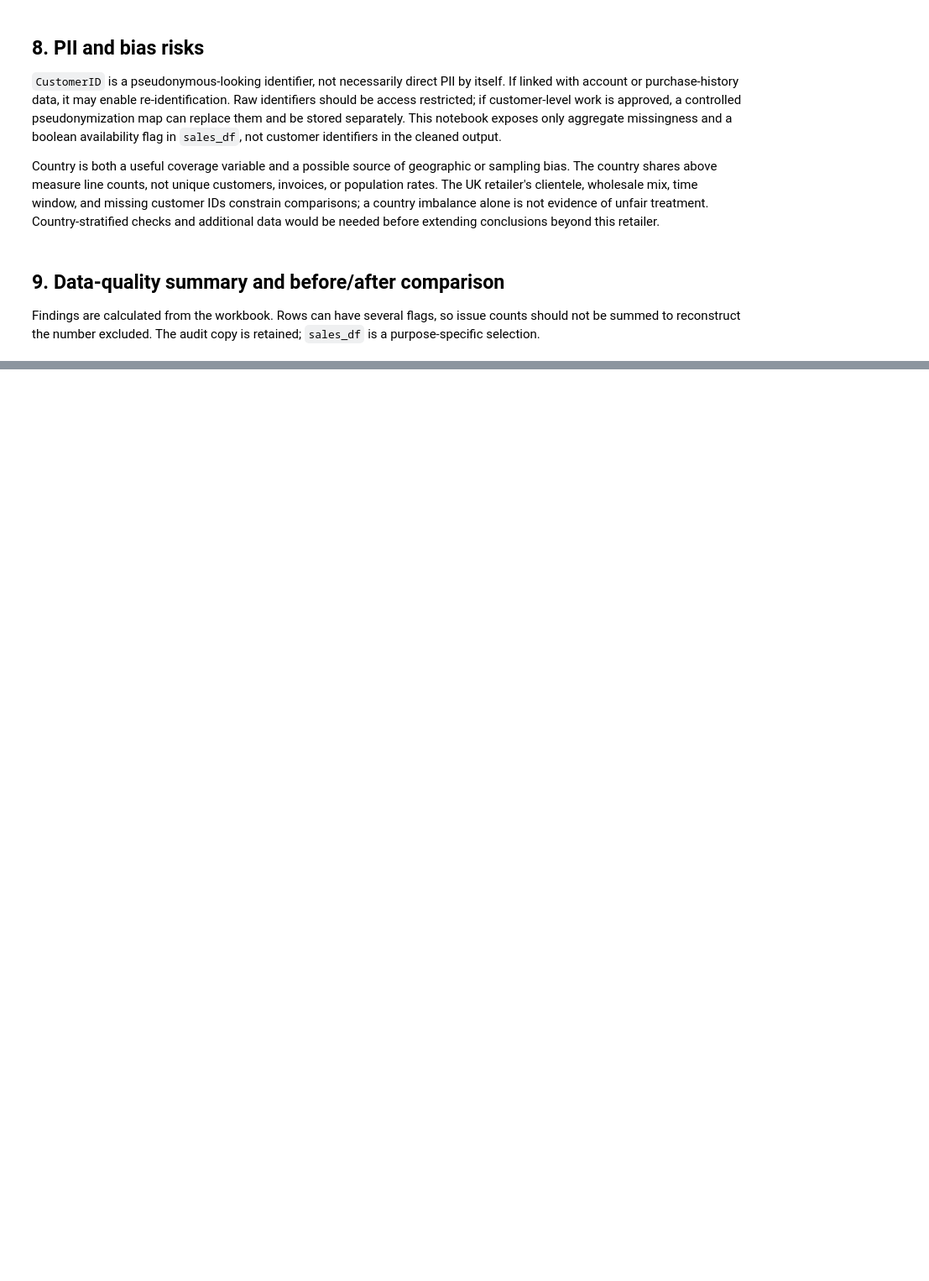
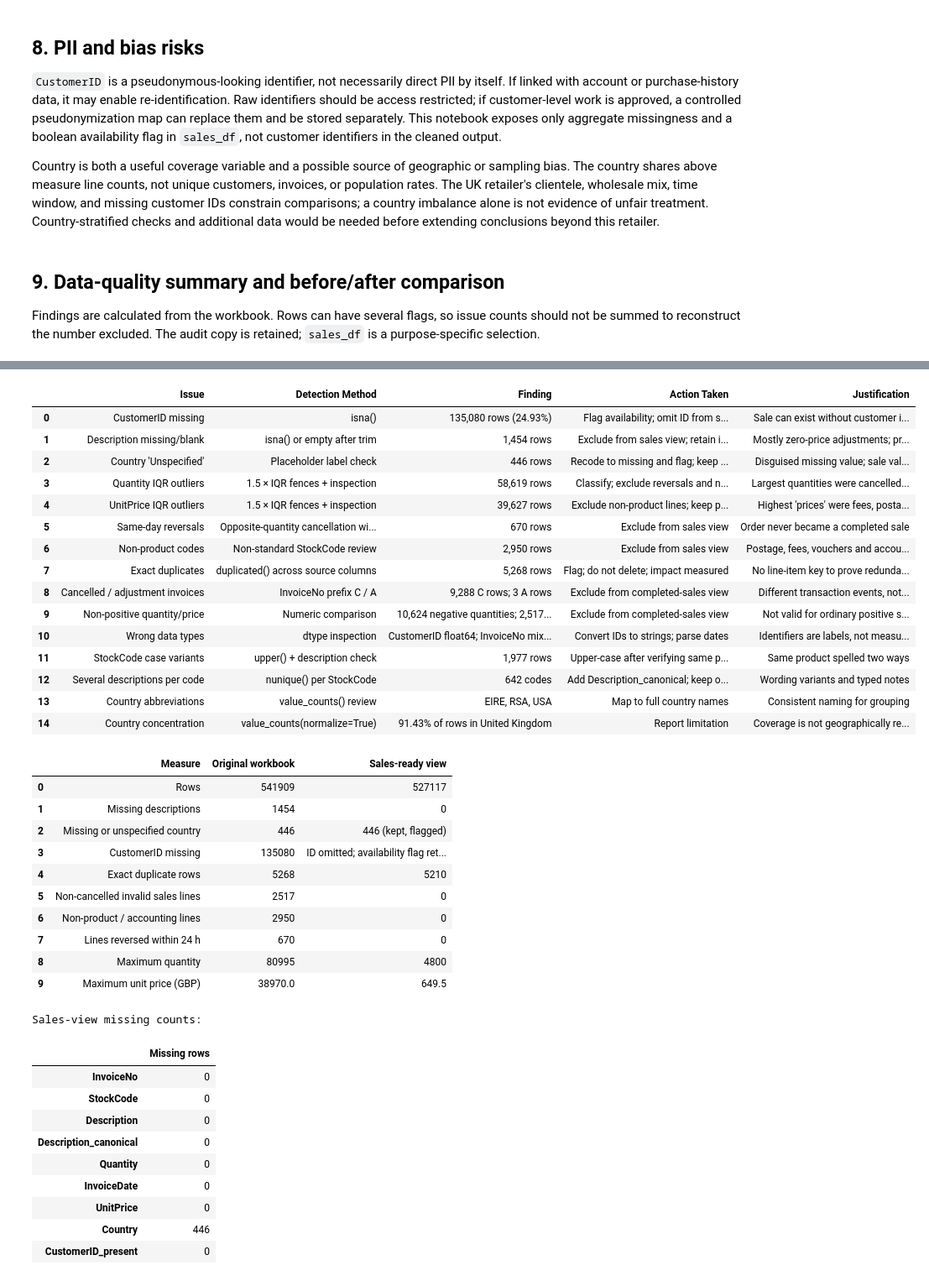
Before and after one commit to Vapour44/TTTK3213-Assignment-1, a Jupyter notebook: Assignment1_Data_Profiling.ipynb, the cells around one changed output, grey strips where cells are left out. Shown at 84% size. Cells and saved outputs as stored; diff of their text form; code cells hidden in the pictures; blank space fills up the shorter version.

```diff
--- a/Assignment1_Data_Profiling.ipynb
+++ b/Assignment1_Data_Profiling.ipynb
@@ -382,3 +662,82 @@ Sales-view missing counts:
+# %%
+summary = pd.DataFrame([
+    ["CustomerID missing", "isna()", f"{raw_missing['CustomerID']:,} rows ({raw_missing_pct['CustomerID']:.2f}%)", "Flag availability; omit ID from sales view", "Sale can exist without customer identity; avoid fabrication and exposure"],
+    ["Description missing/blank", "isna() or empty after trim", f"{issue_counts['Missing or blank descriptions']:,} rows", "Exclude from sales view; retain in audit", "Mostly zero-price adjustments; product meaning cannot be checked"],
+    ["Country 'Unspecified'", "Placeholder label check", f"{issue_counts['Unspecified country (recoded to missing)']:,} rows", "Recode to missing and flag; keep the sale", "Disguised missing value; sale valid but country unknown"],
+    ["Quantity IQR outliers", "1.5 × IQR fences + inspection", f"{int(outlier_table.loc['Quantity', 'Outlier rows']):,} rows", "Classify; exclude reversals and non-products; keep the rest uncapped", "Largest quantities were cancelled within minutes; other extremes are plausible wholesale"],
+    ["UnitPrice IQR outliers", "1.5 × IQR fences + inspection", f"{int(outlier_table.loc['UnitPrice', 'Outlier rows']):,} rows", "Exclude non-product lines; keep product extremes", "Highest 'prices' were fees, postage and adjustments"],
+    ["Same-day reversals", "Opposite-quantity cancellation within 24 h", f"{issue_counts['Lines reversed within 24 h']:,} rows", "Exclude from sales view", "Order never became a completed sale"],
+    ["Non-product codes", "Non-standard StockCode review", f"{issue_counts['Non-product / accounting lines']:,} rows", "Exclude from sales view", "Postage, fees, vouchers and accounting entries are not merchandise"],
+    ["Exact duplicates", "duplicated() across source columns", f"{raw_duplicate_count:,} rows", "Flag; do not delete; impact measured", "No line-item key to prove redundancy; impact < 0.25% of value"],
+    ["Cancelled / adjustment invoices", "InvoiceNo prefix C / A", f"{issue_counts['Cancelled invoice rows']:,} C rows; {issue_counts['Adjustment invoice rows (A prefix)']:,} A rows", "Exclude from completed-sales view", "Different transaction events, not sales"],
+    ["Non-positive quantity/price", "Numeric comparison", f"{issue_counts['Negative quantity rows']:,} negative quantities; {int(issue_counts['Zero price rows'] + issue_counts['Negative price rows']):,} non-positive prices", "Exclude from completed-sales view", "Not valid for ordinary positive sales totals without context"],
+    ["Wrong data types", "dtype inspection", "CustomerID float64; InvoiceNo mixed int/str", "Convert IDs to strings; parse dates", "Identifiers are labels, not measurements"],
+    ["StockCode case variants", "upper() + description check", f"{issue_counts['Lower-case StockCode rows fixed']:,} rows", "Upper-case after verifying same product", "Same product spelled two ways"],
+    ["Several descriptions per code", "nunique() per StockCode", f"{issue_counts['StockCodes with several descriptions']:,} codes", "Add Description_canonical; keep original", "Wording variants and typed notes"],
+    ["Country abbreviations", "value_counts() review", "EIRE, RSA, USA", "Map to full country names", "Consistent naming for grouping"],
+    ["Country concentration", "value_counts(normalize=True)", f"{country_shares.iloc[0]:.2f}% of rows in {country_counts.index[0]}", "Report limitation", "Coverage is not geographically representative"],
+], columns=["Issue", "Detection Method", "Finding", "Action Taken", "Justification"])
+with pd.option_context("display.max_colwidth", None):
+    display(summary)
+
+raw_value = raw_df["Quantity"] * raw_df["UnitPrice"]
+comparison = pd.DataFrame({
+    "Measure": ["Rows", "Missing descriptions", "Missing or unspecified country", "CustomerID missing",
+                "Exact duplicate rows", "Non-cancelled invalid sales lines", "Non-product / accounting lines",
+                "Lines reversed within 24 h", "Maximum quantity", "Maximum unit price (GBP)"],
+    "Original workbook": [len(raw_df), int(raw_missing["Description"]),
+                          int(raw_missing["Country"]) + issue_counts["Unspecified country (recoded to missing)"],
+                          int(raw_missing["CustomerID"]), raw_duplicate_count,
+                          int(issue_counts["Non-cancelled invalid sales lines"]),
+                          issue_counts["Non-product / accounting lines"], issue_counts["Lines reversed within 24 h"],
+                          int(raw_df["Quantity"].max()), round(float(raw_df["UnitPrice"].max()), 2)],
+    "Sales-ready view": [len(sales_df), int(sales_df["Description"].isna().sum()),
+                         f"{int(sales_df['Country'].isna().sum()):,} (kept, flagged)",
+                         "ID omitted; availability flag retained", int(dup_in_sales.sum()), 0, 0, 0,
+                         int(sales_df["Quantity"].max()), round(float(sales_df["UnitPrice"].max()), 2)],
+}, dtype=object)
+display(comparison)
+print("Sales-view missing counts:")
+display(sales_df.isna().sum().rename("Missing rows").to_frame())
+# %% [output]
+|  | Issue | Detection Method | Finding | Action Taken | Justification |
+| 0 | CustomerID missing | isna() | 135,080 rows (24.93%) | Flag availability; omit ID from s... | Sale can exist without customer i... |
+| 1 | Description missing/blank | isna() or empty after trim | 1,454 rows | Exclude from sales view; retain i... | Mostly zero-price adjustments; pr... |
+| 2 | Country 'Unspecified' | Placeholder label check | 446 rows | Recode to missing and flag; keep ... | Disguised missing value; sale val... |
+| 3 | Quantity IQR outliers | 1.5 × IQR fences + inspection | 58,619 rows | Classify; exclude reversals and n... | Largest quantities were cancelled... |
+| 4 | UnitPrice IQR outliers | 1.5 × IQR fences + inspection | 39,627 rows | Exclude non-product lines; keep p... | Highest 'prices' were fees, posta... |
+| 5 | Same-day reversals | Opposite-quantity cancellation wi... | 670 rows | Exclude from sales view | Order never became a completed sale |
+| 6 | Non-product codes | Non-standard StockCode review | 2,950 rows | Exclude from sales view | Postage, fees, vouchers and accou... |
+| 7 | Exact duplicates | duplicated() across source columns | 5,268 rows | Flag; do not delete; impact measured | No line-item key to prove redunda... |
+| 8 | Cancelled / adjustment invoices | InvoiceNo prefix C / A | 9,288 C rows; 3 A rows | Exclude from completed-sales view | Different transaction events, not... |
+| 9 | Non-positive quantity/price | Numeric comparison | 10,624 negative quantities; 2,517... | Exclude from completed-sales view | Not valid for ordinary positive s... |
+| 10 | Wrong data types | dtype inspection | CustomerID float64; InvoiceNo mix... | Convert IDs to strings; parse dates | Identifiers are labels, not measu... |
+| 11 | StockCode case variants | upper() + description check | 1,977 rows | Upper-case after verifying same p... | Same product spelled two ways |
+| 12 | Several descriptions per code | nunique() per StockCode | 642 codes | Add Description_canonical; keep o... | Wording variants and typed notes |
+| 13 | Country abbreviations | value_counts() review | EIRE, RSA, USA | Map to full country names | Consistent naming for grouping |
+| 14 | Country concentration | value_counts(normalize=True) | 91.43% of rows in United Kingdom | Report limitation | Coverage is not geographically re... |
+|  | Measure | Original workbook | Sales-ready view |
+| 0 | Rows | 541909 | 527117 |
+| 1 | Missing descriptions | 1454 | 0 |
+| 2 | Missing or unspecified country | 446 | 446 (kept, flagged) |
+| 3 | CustomerID missing | 135080 | ID omitted; availability flag ret... |
+| 4 | Exact duplicate rows | 5268 | 5210 |
+| 5 | Non-cancelled invalid sales lines | 2517 | 0 |
+| 6 | Non-product / accounting lines | 2950 | 0 |
+| 7 | Lines reversed within 24 h | 670 | 0 |
+| 8 | Maximum quantity | 80995 | 4800 |
+| 9 | Maximum unit price (GBP) | 38970.0 | 649.5 |
+Sales-view missing counts:
+|  | Missing rows |
+| InvoiceNo | 0 |
+| StockCode | 0 |
+| Description | 0 |
+| Description_canonical | 0 |
+| Quantity | 0 |
+| InvoiceDate | 0 |
+| UnitPrice | 0 |
+| Country | 446 |
+| CustomerID_present | 0 |
 # %% [markdown]
 ## 10. Conclusion
 
```
Also changed, not shown: parts of 31 cells of this notebook, 2 other files.
